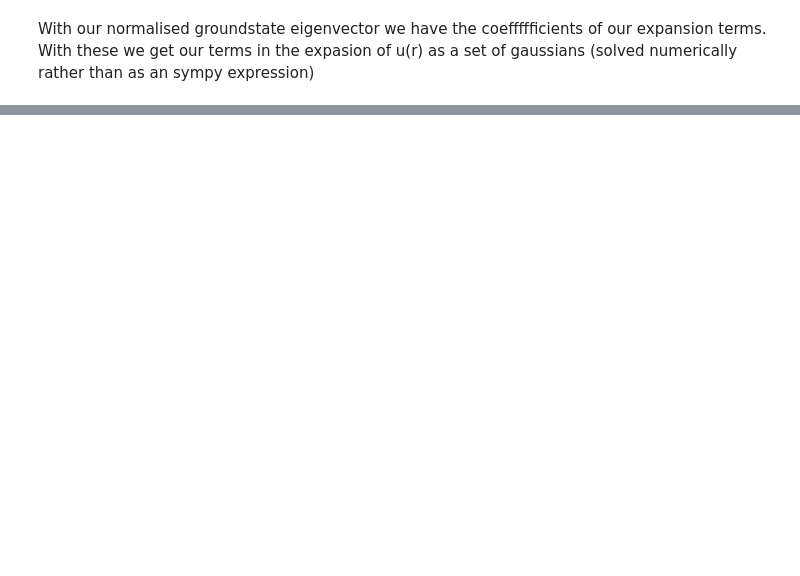
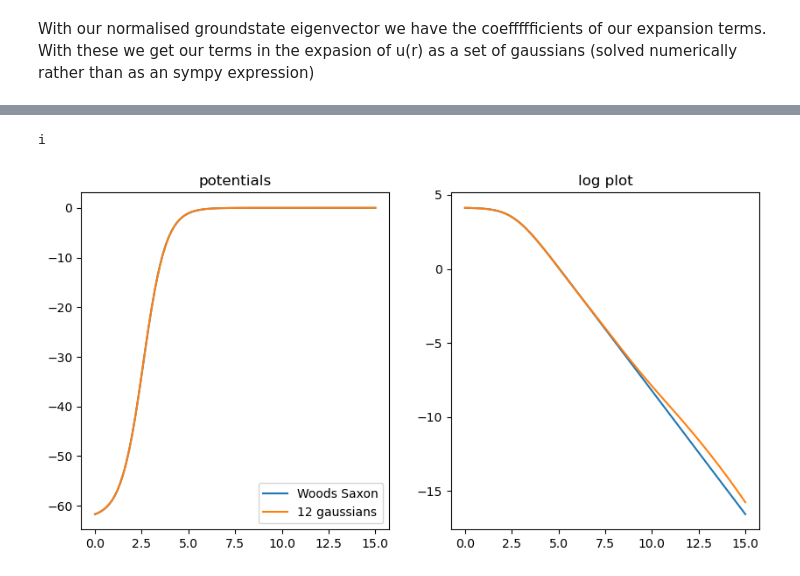
Before and after one commit to ellabeck03/halo-nuclei, a Jupyter notebook: week 6/Wavefunctions for the Woods Saxon potential (take 2).ipynb, the cells around one changed output, grey strips where cells are left out. Drawn from its saved outputs; the diff is of its cells as text; code cells hidden in the pictures; blank space fills up the shorter version.

```diff
--- a/week 6/Wavefunctions for the Woods Saxon potential (take 2).ipynb
+++ b/week 6/Wavefunctions for the Woods Saxon potential (take 2).ipynb
@@ -9,7 +9,7 @@ from scipy.special import gamma
 INITIAL_RANGE_PARAMETER = 0.01 # In [fm^-2]
 BETA = 0.0000001 # In [fm^-2], can be edited to get a better fit for a realistic density distrbution.
 REDUCED_MASS = 935 * 10/11 # In [Mev / c^2], need to update value and units (10/11 A in MeV)
-SUM_LIMIT = 20 # Determines the number of gaussians we expand our wave function to
+SUM_LIMIT = 12 # Determines the number of gaussians we expand our wave function to
 XVALS = 300 # number of x values to plot in our plot of u(r)
 
 V_LS = - 21.0 # In MeV
@@ -17,13 +17,26 @@ DIFFUSIVITY = 0.6 # Diffusivity, may want to check the vaidity of this paticular
 r_0 = 1.2 # In fm, may want to chose a better value for small nuclei
 A_C = 10 # The number of nucleons in the core
 
-MIXING_COEFFICIENTS = [1.93477119e-02, -9.74485077e+00,  2.72273487e+01 , -3.93472427e+01, 4.24229294e+01 , -1.55232391e+01,
-                       -1.25564596e+01, 5.78590821e+00, 4.86431437e-01, 1.42380240e+00, 2.70790387e-02, 7.61706858e-01]
+ORBITAL_QUANTUM_NUMBER = 0
+
+#MIXING_COEFFICIENTS = [1.93477119e-02, -9.74485077e+00,  2.72273487e+01 , -3.93472427e+01, 4.24229294e+01 , -1.55232391e+01,
+                       #-1.25564596e+01, 5.78590821e+00, 4.86431437e-01, 1.42380240e+00, 2.70790387e-02, 7.61706858e-01]
 POTENTIAL_PARAMETERS = [3.06878426e+00, 1.30861947e+00, 1.17887887e+00, 9.82036493e-01, 7.79434337e-01, 6.24047341e-01, 6.24106726e-01,
                         5.38798061e-01, 1.52231002e-01, 2.54208393e-01, 8.88479703e-02, 2.54192920e-01]
+
+MIXING_COEFFICIENTS = [0.00221229,0.00130647,-0.0109408,0.037536,-0.0872926,0.208175,-0.496584,1.26881,-2.68852,2.56339,0.186178,0.00210103]
 # %% [markdown]
 We now want to start defining our key functions that describe relevent parts of the system
 # %%
+def generate_betas(num_gaussians, r_1=0.1, a=1.4):
+    betas = np.zeros(num_gaussians)
+
+    for i in range(num_gaussians):
+        r_n = r_1 * a**i
+        betas[i] = 1/(r_n**2)
+
+    return betas
+
 def single_gaussian_potential_function(r, c, β):
     """
     Defines the form of the Gaussian wavefunctions used in the series expansion of the wavefunction in terms of the radius r,
@@ -62,6 +75,7 @@ def complete_potential(radius, tot_ang_moment, orb_ang_moment, V_ls=V_LS, diffus
     woods_saxon_derivative = np.exp((radius - R_0) / diffusivity) / (diffusivity * radius * (
         np.exp((radius - R_0) / diffusivity) + 1)**2)
 
+
     return centeral_potential_term - V_ls * spin_orbit_coupling_term * woods_saxon_derivative
 # %% [markdown]
 We have used mathmatica to get a set of analytical expressions for our matrix elements, defined here
@@ -294,42 +317,46 @@ def gaussian_potential_plot(radius, l, mixing_coefficients=MIXING_COEFFICIENTS,
 
     Parameters
     ----------
     radius : float
     parameters : 1d array containg the fixed parameters for our potential. In the order [V_0, beta] (see slides/supplimentary notes)
 
     Returns
     -------
     float with the value of the potential at a radius r
 
     """
     V_0 = -11.39 * (-1)**l - 51.13 # Defines V_0 for odd and even l states
-    return V_0 * (single_gaussian_potential_function_plot(radius, mixing_coefficients[0], potential_parameters[0])
-            + single_gaussian_potential_function_plot(radius, mixing_coefficients[1], potential_parameters[1])
-            + single_gaussian_potential_function_plot(radius, mixing_coefficients[2], potential_parameters[2])
-            + single_gaussian_potential_function_plot(radius, mixing_coefficients[3], potential_parameters[3])
-            + single_gaussian_potential_function_plot(radius, mixing_coefficients[4], potential_parameters[4])
-            + single_gaussian_potential_function_plot(radius, mixing_coefficients[5], potential_parameters[5])
-            + single_gaussian_potential_function_plot(radius, mixing_coefficients[6], potential_parameters[6])
-            + single_gaussian_potential_function_plot(radius, mixing_coefficients[7], potential_parameters[7])
-            + single_gaussian_potential_function_plot(radius, mixing_coefficients[8], potential_parameters[8])
-            + single_gaussian_potential_function_plot(radius, mixing_coefficients[9], potential_parameters[9])
-            + single_gaussian_potential_function_plot(radius, mixing_coefficients[10], potential_parameters[10])
-            + single_gaussian_potential_function_plot(radius, mixing_coefficients[11], potential_parameters[11])
+    betas = generate_betas(12)
+    return V_0 * (single_gaussian_potential_function_plot(radius, mixing_coefficients[0], betas[0])
+            + single_gaussian_potential_function_plot(radius, mixing_coefficients[1], betas[1])
+            + single_gaussian_potential_function_plot(radius, mixing_coefficients[2], betas[2])
+            + single_gaussian_potential_function_plot(radius, mixing_coefficients[3], betas[3])
+            + single_gaussian_potential_function_plot(radius, mixing_coefficients[4], betas[4])
+            + single_gaussian_potential_function_plot(radius, mixing_coefficients[5], betas[5])
+            + single_gaussian_potential_function_plot(radius, mixing_coefficients[6], betas[6])
+            + single_gaussian_potential_function_plot(radius, mixing_coefficients[7], betas[7])
+            + single_gaussian_potential_function_plot(radius, mixing_coefficients[8], betas[8])
+            + single_gaussian_potential_function_plot(radius, mixing_coefficients[9], betas[9])
+            + single_gaussian_potential_function_plot(radius, mixing_coefficients[10], betas[10])
+            + single_gaussian_potential_function_plot(radius, mixing_coefficients[11], betas[11])
 
     )
 
 spec = fig.add_gridspec(ncols=2, nrows=1)
 ax_1 = fig.add_subplot(spec[0, 0])
 ax_2 = fig.add_subplot(spec[0, 1])
 
 ax_1.plot(X_vals, complete_potential(X_vals, 0.5, 0), label = 'Woods Saxon')
 ax_1.plot(X_vals, gaussian_potential_plot(X_vals, 0), label = '12 gaussians')
 ax_1.legend()
 ax_1.set_title('potentials')
 print('i')
 
 ax_2.plot(X_vals, np.log(-complete_potential(X_vals, 0.5, 0)), label = '12 gaussians')
 ax_2.plot(X_vals, np.log(-gaussian_potential_plot(X_vals, 0)), label = '12 gaussians')
 ax_2.set_title('log plot')
 
 plt.show()
+# %% [output]
+i
+[figure, added]
```
Also changed, not shown: parts of 6 cells of this notebook.
